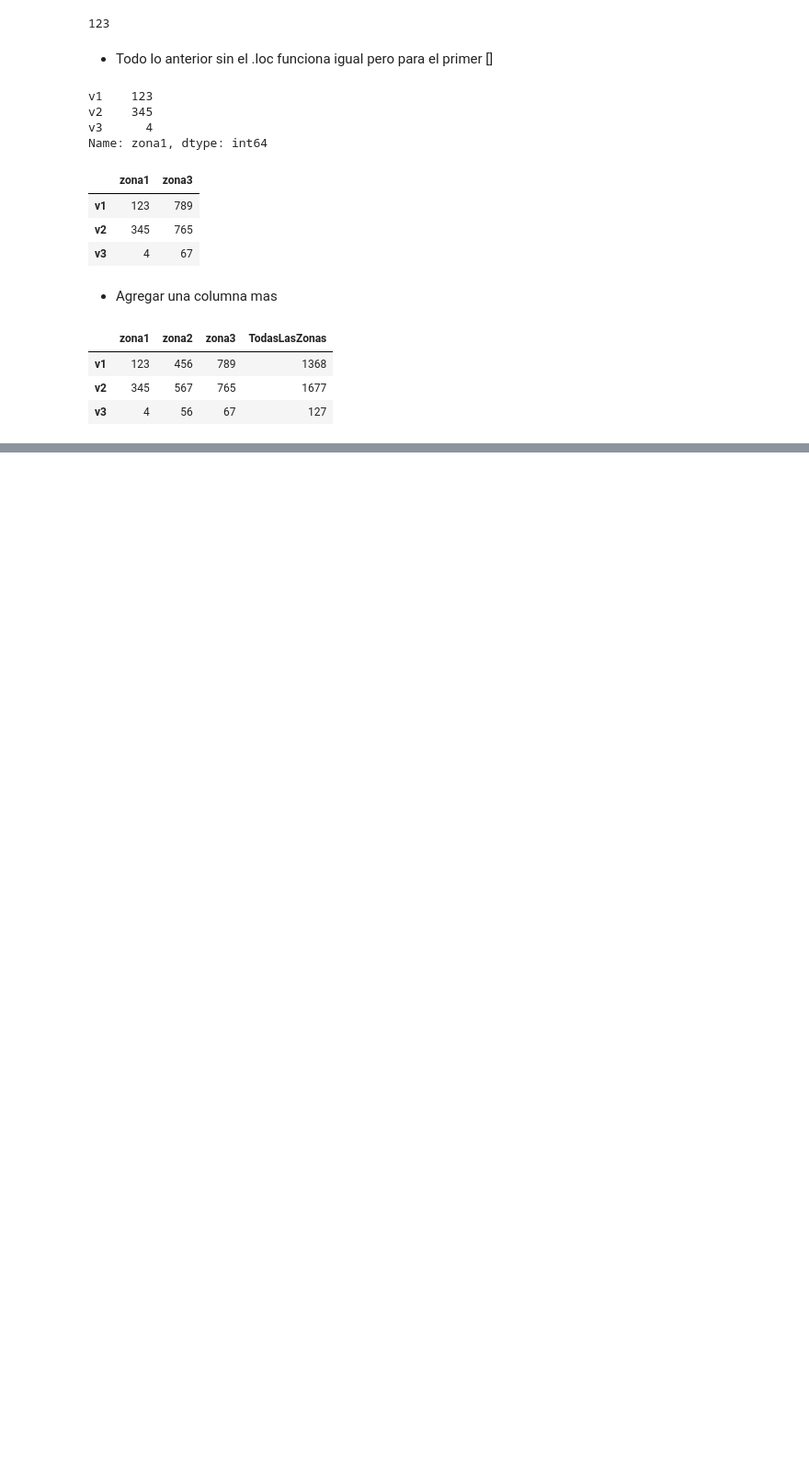
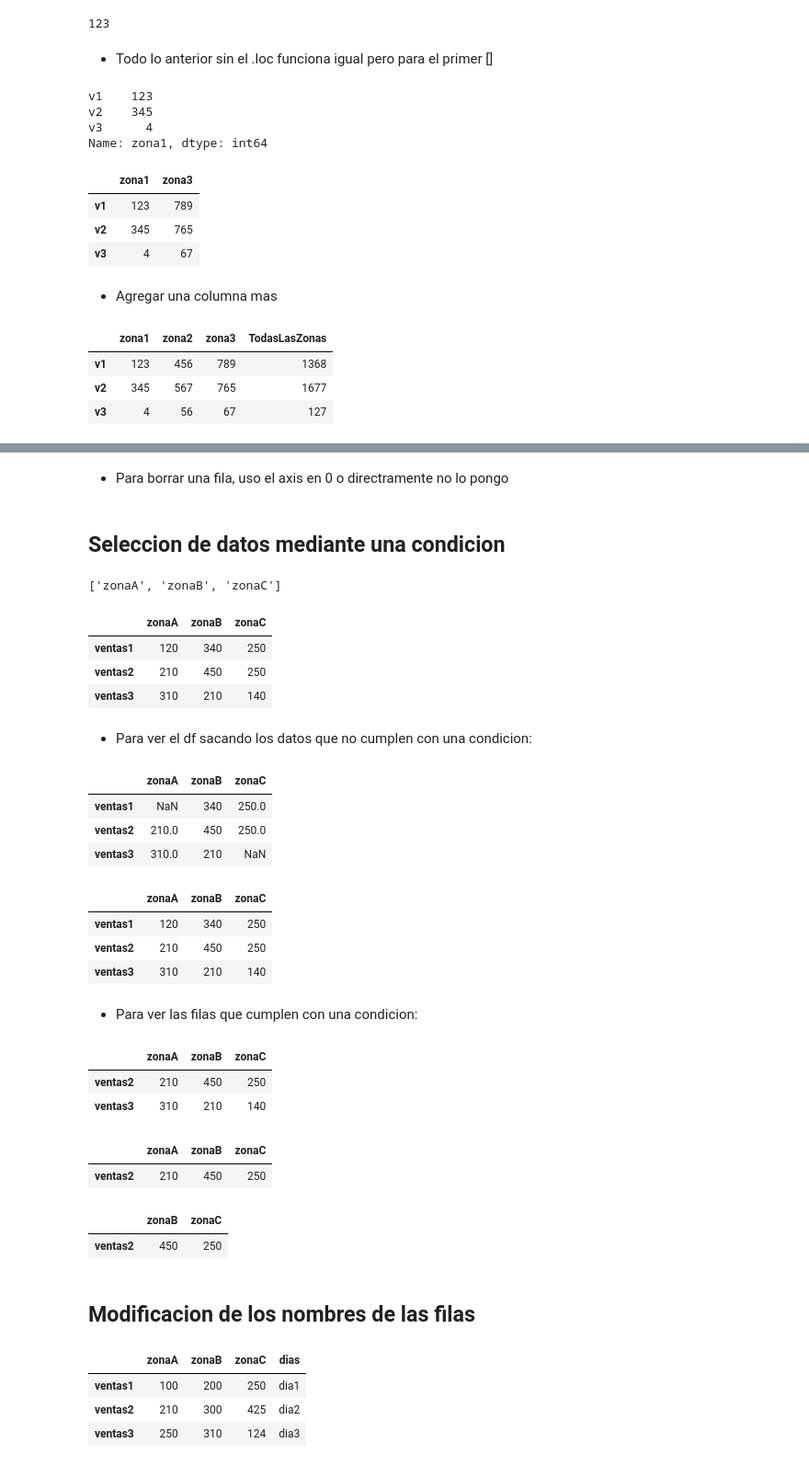
Before and after one commit to jsdiaz219/ML-Course, a Jupyter notebook: Pandas/Pandas.ipynb, the cells around one changed output, grey strips where cells are left out. Shown at 92% size. Cells and saved outputs as stored; diff of their text form; code cells hidden in the pictures; blank space fills up the shorter version.

```diff
--- a/Pandas/Pandas.ipynb
+++ b/Pandas/Pandas.ipynb
@@ -143,0 +178,11 @@ df
+# %% [markdown]
+* Para borrar una fila, uso el axis en 0 o directramente no lo pongo
+# %% [markdown]
+## Seleccion de datos mediante una condicion
+# %%
+filas = "ventas1 ventas2 ventas3".split()
+filas
+columnas = 'zonaA zonaB zonaC'.split()
+columnas
+# %% [output]
+['zonaA', 'zonaB', 'zonaC']
@@ -143,0 +193,9 @@ df
+# %%
+df
+# %% [output]
+|  | zonaA | zonaB | zonaC |
+| ventas1 | 120 | 340 | 250 |
+| ventas2 | 210 | 450 | 250 |
+| ventas3 | 310 | 210 | 140 |
+# %% [markdown]
+* Para ver el df sacando los datos que no cumplen con una condicion:
@@ -143,0 +204,48 @@ df
+# %%
+df[condicion]
+# %% [output]
+|  | zonaA | zonaB | zonaC |
+| ventas1 | NaN | 340 | 250.0 |
+| ventas2 | 210.0 | 450 | 250.0 |
+| ventas3 | 310.0 | 210 | NaN |
+# %%
+df
+# %% [output]
+|  | zonaA | zonaB | zonaC |
+| ventas1 | 120 | 340 | 250 |
+| ventas2 | 210 | 450 | 250 |
+| ventas3 | 310 | 210 | 140 |
+# %% [markdown]
+* Para ver las filas que cumplen con una condicion:
+# %%
+condicion = df['zonaA'] > 200
+df[condicion]
+# %% [output]
+|  | zonaA | zonaB | zonaC |
+| ventas2 | 210 | 450 | 250 |
+| ventas3 | 310 | 210 | 140 |
+# %%
+condicion = (df['zonaA'] > 200) & (df['zonaB'] > 300)
+df[condicion]
+# %% [output]
+|  | zonaA | zonaB | zonaC |
+| ventas2 | 210 | 450 | 250 |
+# %%
+df[condicion][['zonaB', 'zonaC']]
+# %% [output]
+|  | zonaB | zonaC |
+| ventas2 | 450 | 250 |
+# %% [markdown]
+## Modificacion de los nombres de las filas
+# %%
+filas = "ventas1 ventas2 ventas3".split()
+columnas = 'zonaA zonaB zonaC'.split()
+datos = [[100, 200, 250], [210, 300, 425], [250, 310, 124]]
+df = pd.DataFrame(datos, filas, columnas)
+# %%
+df
+# %% [output]
+|  | zonaA | zonaB | zonaC | dias |
+| ventas1 | 100 | 200 | 250 | dia1 |
+| ventas2 | 210 | 300 | 425 | dia2 |
+| ventas3 | 250 | 310 | 124 | dia3 |
```
Also changed, not shown: parts of 31 cells of this notebook.
